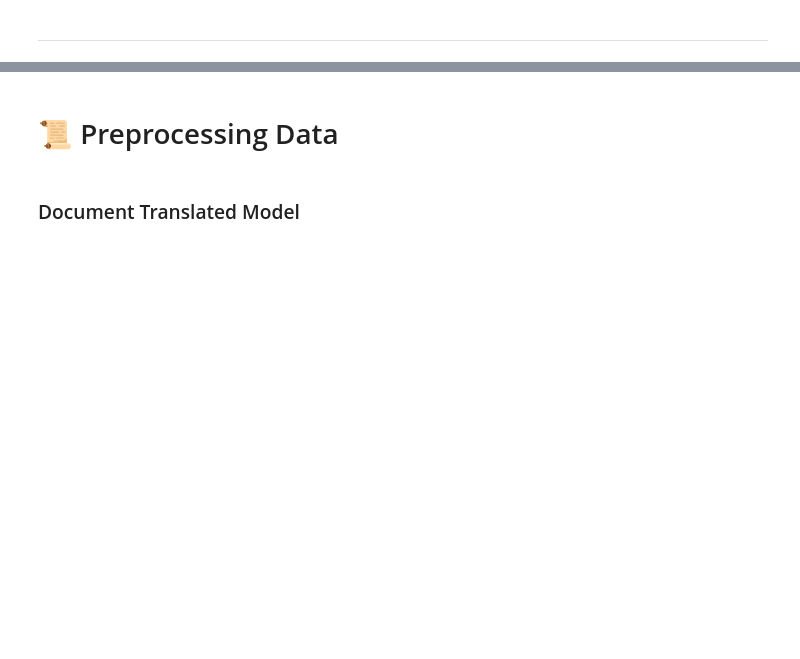
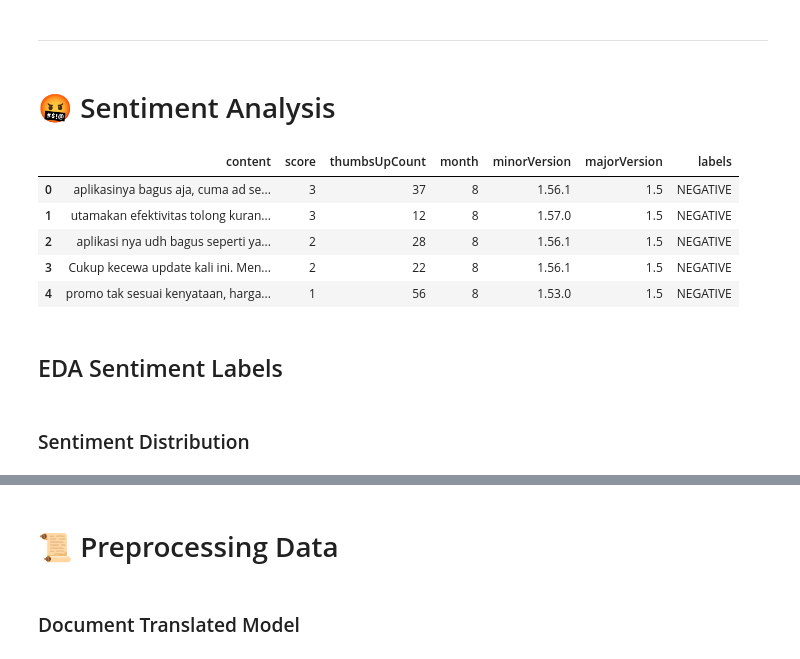
Before and after one commit to WayanArdike/gopay, a Jupyter notebook: study-case-gopay.ipynb, the cells around one changed output, grey strips where cells are left out. Drawn from its saved outputs; the diff is of its cells as text; code cells hidden in the pictures; blank space fills up the shorter version.

```diff
--- a/study-case-gopay.ipynb
+++ b/study-case-gopay.ipynb
@@ -324,2 +324,24 @@ data.pivot_table(index='majorVersion',
 # %% [markdown]
 ---
+# %% [markdown]
+# 🤬 Sentiment Analysis
+# %%
+def sentiment(score):
+    if score in [1,2,3]:
+        return "NEGATIVE"
+    else:
+        return "POSITIVE"
+# %%
+data['labels'] = data["score"].progress_apply(sentiment) # Save sentiment labels in labels feature on data dataframe
+data.head()
+# %% [output]
+|  | content | score | thumbsUpCount | month | minorVersion | majorVersion | labels |
+| 0 | aplikasinya bagus aja, cuma ad se... | 3 | 37 | 8 | 1.56.1 | 1.5 | NEGATIVE |
+| 1 | utamakan efektivitas tolong kuran... | 3 | 12 | 8 | 1.57.0 | 1.5 | NEGATIVE |
+| 2 | aplikasi nya udh bagus seperti ya... | 2 | 28 | 8 | 1.56.1 | 1.5 | NEGATIVE |
+| 3 | Cukup kecewa update kali ini. Men... | 2 | 22 | 8 | 1.56.1 | 1.5 | NEGATIVE |
+| 4 | promo tak sesuai kenyataan, harga... | 1 | 56 | 8 | 1.53.0 | 1.5 | NEGATIVE |
+# %% [markdown]
+## EDA Sentiment Labels
+# %% [markdown]
+### Sentiment Distribution
```
Also changed, not shown: parts of 39 cells of this notebook.
